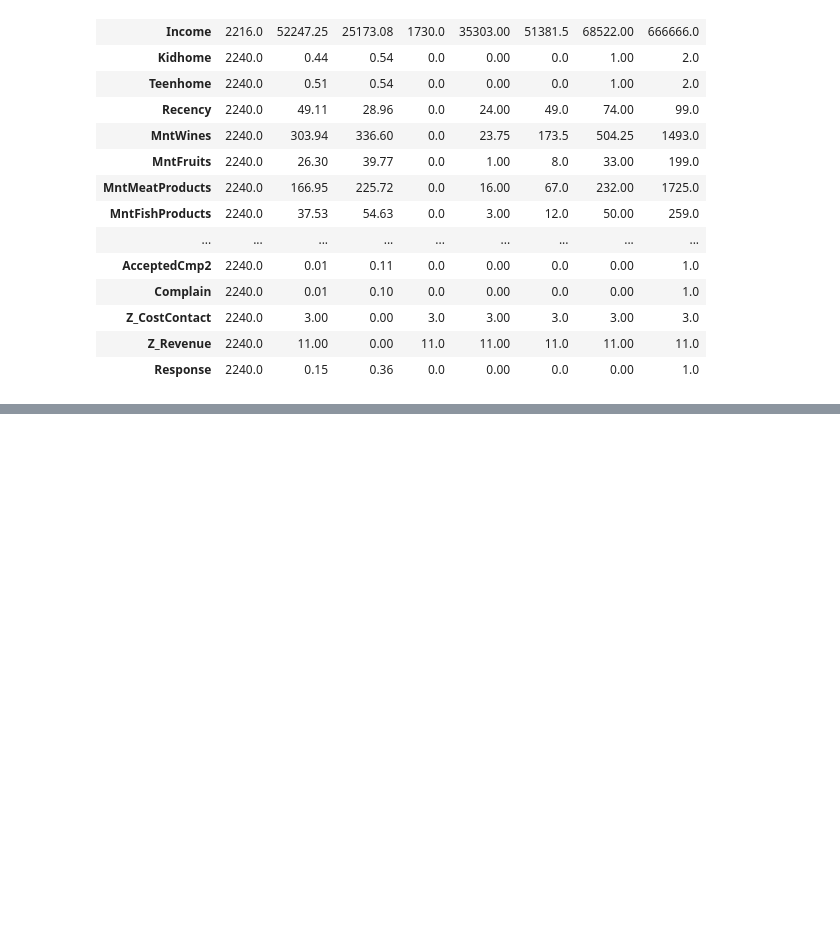
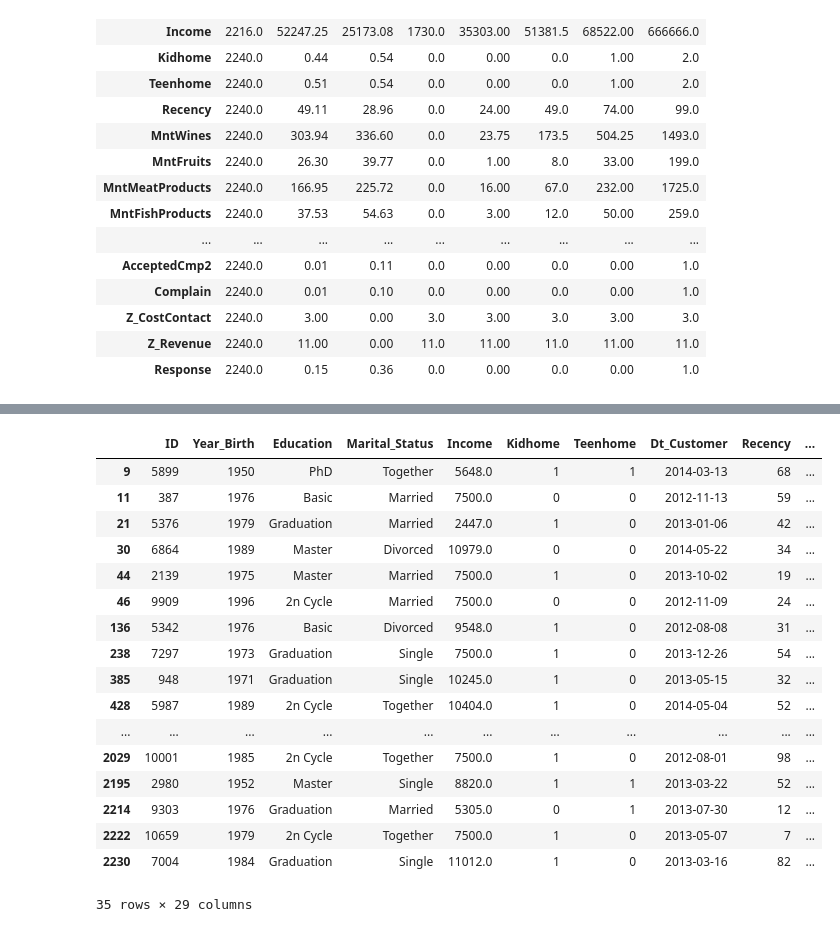
Before and after one commit to ANG112/Project_Break_ML, a Jupyter notebook: 01_data_preparation.ipynb, the cells around one changed output, grey strips where cells are left out. Saved outputs shown, nothing was run; the diff lists cells and outputs as text; code cells hidden in the pictures; blank space fills up the shorter version.

```diff
--- a/01_data_preparation.ipynb
+++ b/01_data_preparation.ipynb
@@ -227,0 +344,21 @@ df.describe().T.round(2)
+# %%
+df.loc[df['Income'] < 12000]
+# %% [output]
+|  | ID | Year_Birth | Education | Marital_Status | Income | Kidhome | Teenhome | Dt_Customer | Recency | ... |
+| 9 | 5899 | 1950 | PhD | Together | 5648.0 | 1 | 1 | 2014-03-13 | 68 | ... |
+| 11 | 387 | 1976 | Basic | Married | 7500.0 | 0 | 0 | 2012-11-13 | 59 | ... |
+| 21 | 5376 | 1979 | Graduation | Married | 2447.0 | 1 | 0 | 2013-01-06 | 42 | ... |
+| 30 | 6864 | 1989 | Master | Divorced | 10979.0 | 0 | 0 | 2014-05-22 | 34 | ... |
+| 44 | 2139 | 1975 | Master | Married | 7500.0 | 1 | 0 | 2013-10-02 | 19 | ... |
+| 46 | 9909 | 1996 | 2n Cycle | Married | 7500.0 | 0 | 0 | 2012-11-09 | 24 | ... |
+| 136 | 5342 | 1976 | Basic | Divorced | 9548.0 | 1 | 0 | 2012-08-08 | 31 | ... |
+| 238 | 7297 | 1973 | Graduation | Single | 7500.0 | 1 | 0 | 2013-12-26 | 54 | ... |
+| 385 | 948 | 1971 | Graduation | Single | 10245.0 | 1 | 0 | 2013-05-15 | 32 | ... |
+| 428 | 5987 | 1989 | 2n Cycle | Together | 10404.0 | 1 | 0 | 2014-05-04 | 52 | ... |
+| ... | ... | ... | ... | ... | ... | ... | ... | ... | ... | ... |
+| 2029 | 10001 | 1985 | 2n Cycle | Together | 7500.0 | 1 | 0 | 2012-08-01 | 98 | ... |
+| 2195 | 2980 | 1952 | Master | Single | 8820.0 | 1 | 1 | 2013-03-22 | 52 | ... |
+| 2214 | 9303 | 1976 | Graduation | Married | 5305.0 | 0 | 1 | 2013-07-30 | 12 | ... |
+| 2222 | 10659 | 1979 | 2n Cycle | Together | 7500.0 | 1 | 0 | 2013-05-07 | 7 | ... |
+| 2230 | 7004 | 1984 | Graduation | Single | 11012.0 | 1 | 0 | 2013-03-16 | 82 | ... |
+35 rows × 29 columns
```
Also changed, not shown: parts of 55 cells of this notebook, 7 other files.
